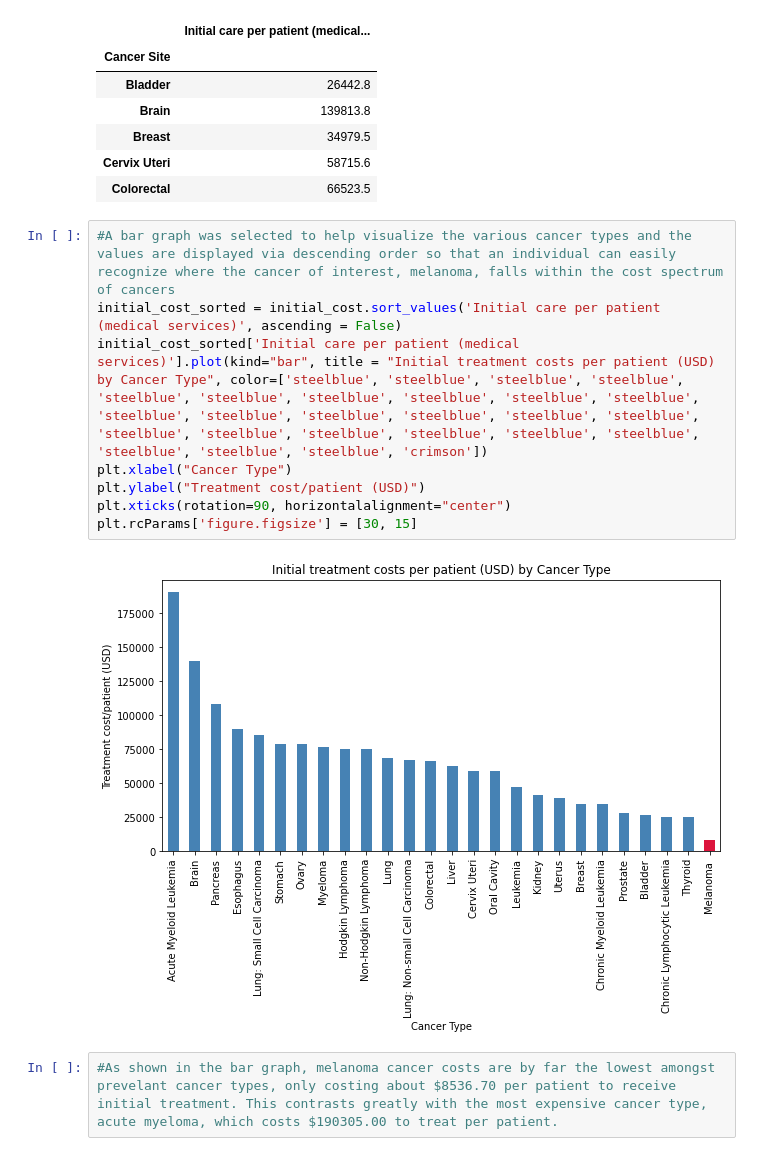
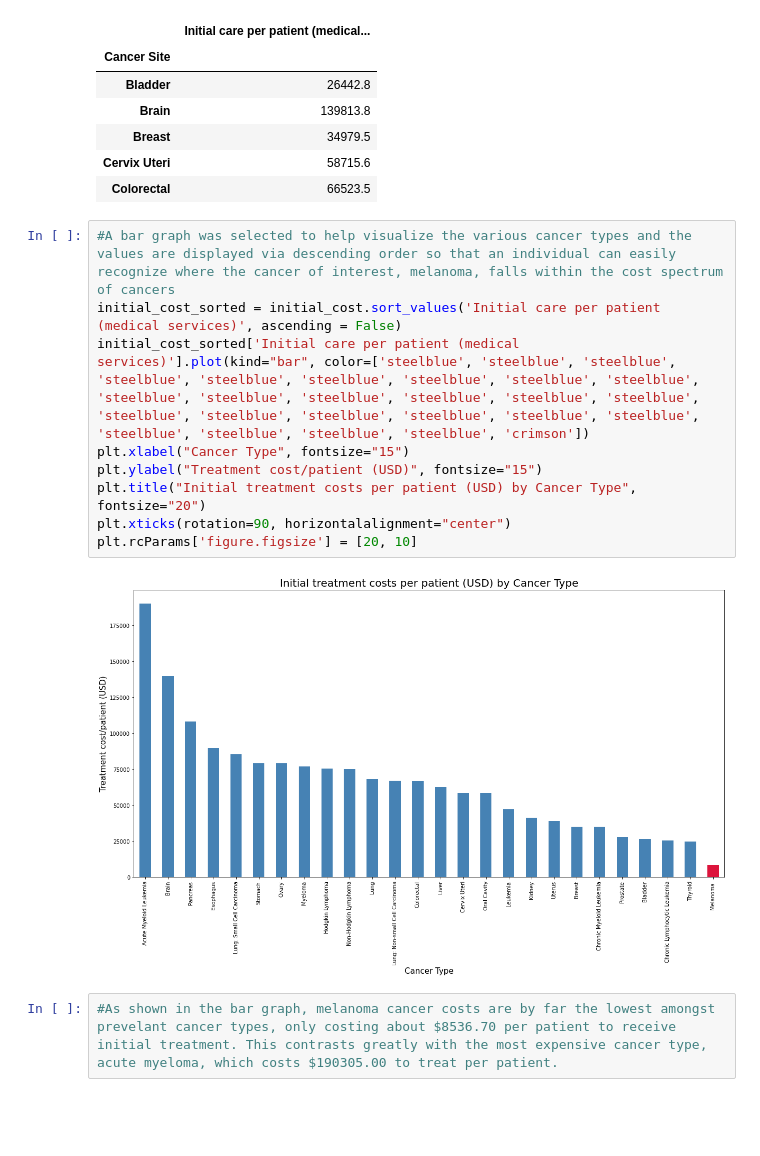
Before and after one commit to ishasaldhi/Project-1, a Jupyter notebook: Cancer_SK_v1.ipynb, the cells around one changed output. Saved outputs shown, nothing was run; the diff lists cells and outputs as text; blank space fills up the shorter version.

```diff
--- a/Cancer_SK_v1.ipynb
+++ b/Cancer_SK_v1.ipynb
@@ -23,13 +23,14 @@ initial_cost.head()
 # %%
 #A bar graph was selected to help visualize the various cancer types and the values are displayed via descending order so that an individual can easily recognize where the cancer of interest, melanoma, falls within the cost spectrum of cancers
 initial_cost_sorted = initial_cost.sort_values('Initial care per patient (medical services)', ascending = False)
-initial_cost_sorted['Initial care per patient (medical services)'].plot(kind="bar", title = "Initial treatment costs per patient (USD) by Cancer Type", color=['steelblue', 'steelblue', 'steelblue', 'steelblue', 'steelblue', 'steelblue', 'steelblue', 'steelblue', 'steelblue', 'steelblue', 'steelblue', 'steelblue', 'steelblue', 'steelblue', 'steelblue', 'steelblue', 'steelblue', 'steelblue', 'steelblue', 'steelblue', 'steelblue', 'steelblue', 'steelblue', 'steelblue', 'steelblue', 'crimson'])
-plt.xlabel("Cancer Type")
-plt.ylabel("Treatment cost/patient (USD)")
+initial_cost_sorted['Initial care per patient (medical services)'].plot(kind="bar", color=['steelblue', 'steelblue', 'steelblue', 'steelblue', 'steelblue', 'steelblue', 'steelblue', 'steelblue', 'steelblue', 'steelblue', 'steelblue', 'steelblue', 'steelblue', 'steelblue', 'steelblue', 'steelblue', 'steelblue', 'steelblue', 'steelblue', 'steelblue', 'steelblue', 'steelblue', 'steelblue', 'steelblue', 'steelblue', 'crimson'])
+plt.xlabel("Cancer Type", fontsize="15")
+plt.ylabel("Treatment cost/patient (USD)", fontsize="15")
+plt.title("Initial treatment costs per patient (USD) by Cancer Type", fontsize="20")
 plt.xticks(rotation=90, horizontalalignment="center")
-plt.rcParams['figure.figsize'] = [30, 15]
+plt.rcParams['figure.figsize'] = [20, 10]
 # %% [output]
-[figure, old version]
+[figure, new version]
 # %%
 #As shown in the bar graph, melanoma cancer costs are by far the lowest amongst prevelant cancer types, only costing about $8536.70 per patient to receive initial treatment. This contrasts greatly with the most expensive cancer type, acute myeloma, which costs $190305.00 to treat per patient.
 # %%
```
Also changed, not shown: parts of 4 cells of this notebook.
